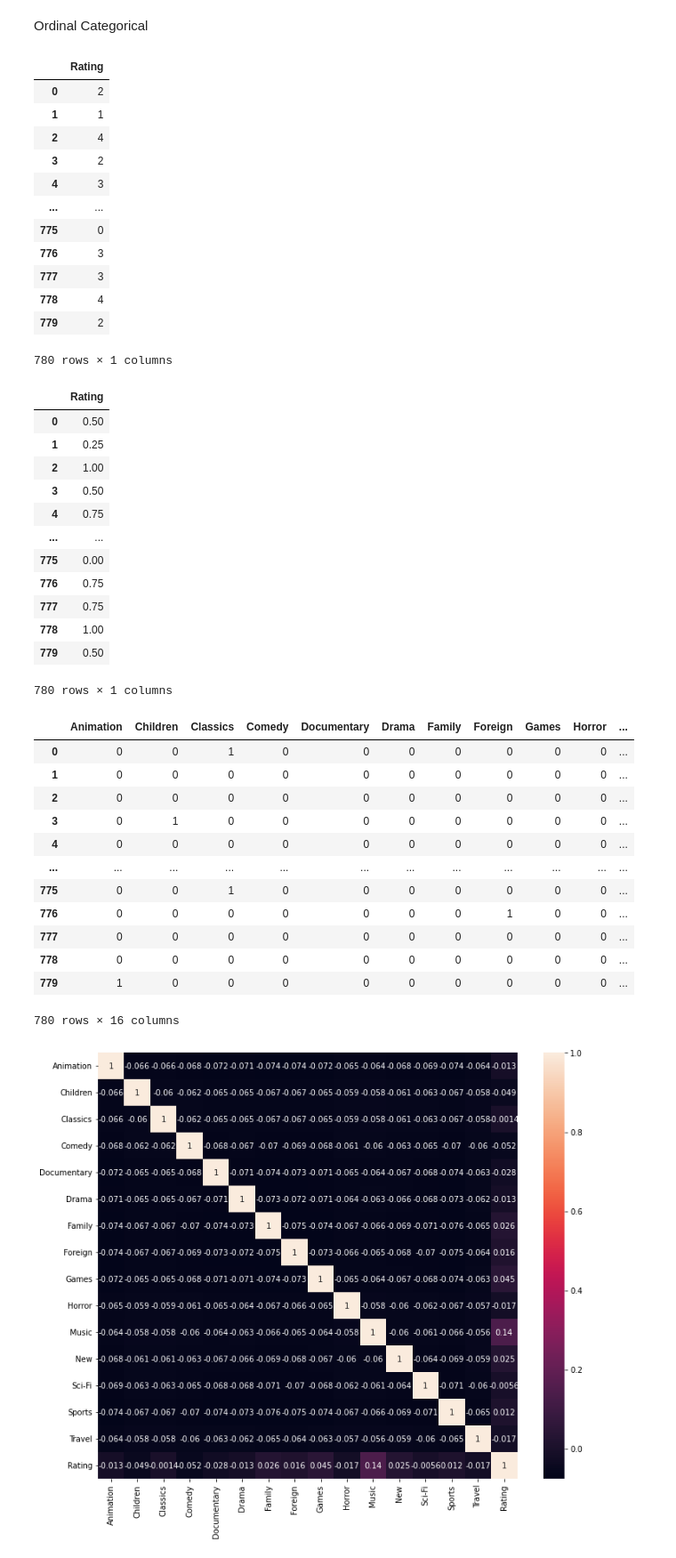
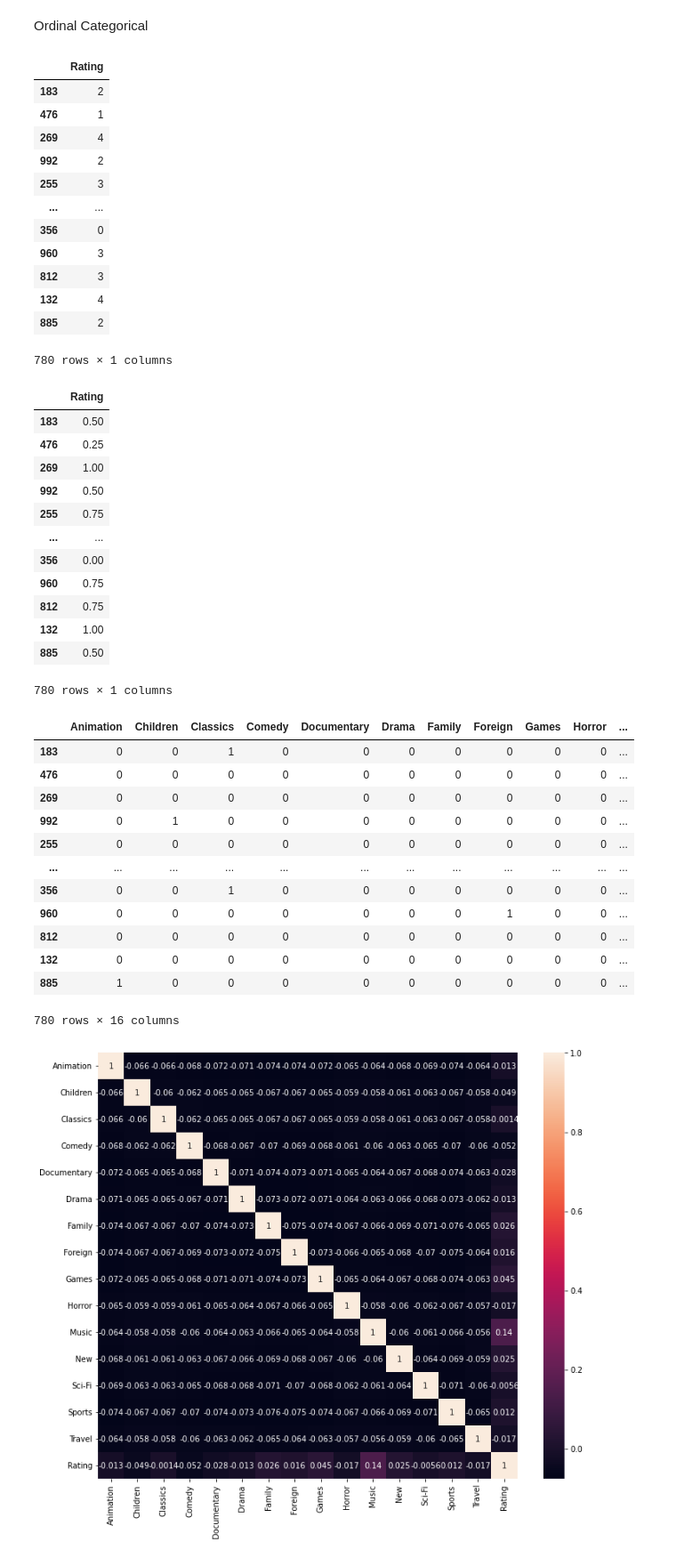
Before and after one commit to Alfon22A/Predictions-Logistic-Regression, a Jupyter notebook: Solution.ipynb, the cells around one changed output. Shown: that part at 89% size. Drawn from its saved outputs; the diff is of its cells as text; code cells hidden in the pictures.

```diff
--- a/Solution.ipynb
+++ b/Solution.ipynb
@@ -336,6 +336,5 @@ x_test_num_minmax
 # %% [markdown]
 ##### Train
 # %%
-x_train_cat = x_train_cat.reset_index()
 x_train_cat
 # %% [output]
@@ -452,53 +451,53 @@ x_train_cat_ord = ordinal_encoder.transform(x_train_cat["Rating"])
 x_train_cat_ord
 # %% [output]
 |  | Rating |
-| 0 | 2 |
-| 1 | 1 |
-| 2 | 4 |
-| 3 | 2 |
-| 4 | 3 |
+| 183 | 2 |
+| 476 | 1 |
+| 269 | 4 |
+| 992 | 2 |
+| 255 | 3 |
 | ... | ... |
-| 775 | 0 |
-| 776 | 3 |
-| 777 | 3 |
-| 778 | 4 |
-| 779 | 2 |
+| 356 | 0 |
+| 960 | 3 |
+| 812 | 3 |
+| 132 | 4 |
+| 885 | 2 |
 780 rows × 1 columns
 # %%
 cat_scaler = MinMaxScaler().fit(x_train_cat_ord)
 x_train_cat_ord_minmax = cat_scaler.transform(x_train_cat_ord)
-x_train_cat_ord_minmax = pd.DataFrame(x_train_cat_ord_minmax, columns = x_train_cat_ord.columns)
+x_train_cat_ord_minmax = pd.DataFrame(x_train_cat_ord_minmax, index = x_train_cat_ord.index, columns = x_train_cat_ord.columns)
 x_train_cat_ord_minmax
 # %% [output]
 |  | Rating |
-| 0 | 0.50 |
-| 1 | 0.25 |
-| 2 | 1.00 |
-| 3 | 0.50 |
-| 4 | 0.75 |
+| 183 | 0.50 |
+| 476 | 0.25 |
+| 269 | 1.00 |
+| 992 | 0.50 |
+| 255 | 0.75 |
 | ... | ... |
-| 775 | 0.00 |
-| 776 | 0.75 |
-| 777 | 0.75 |
-| 778 | 1.00 |
-| 779 | 0.50 |
+| 356 | 0.00 |
+| 960 | 0.75 |
+| 812 | 0.75 |
+| 132 | 1.00 |
+| 885 | 0.50 |
 780 rows × 1 columns
 # %%
 x_train_cat_norm = pd.concat([x_train_cat_onehot1, x_train_cat_ord_minmax], axis = 1)
 x_train_cat_norm
 # %% [output]
 |  | Animation | Children | Classics | Comedy | Documentary | Drama | Family | Foreign | Games | Horror | ... |
-| 0 | 0 | 0 | 1 | 0 | 0 | 0 | 0 | 0 | 0 | 0 | ... |
-| 1 | 0 | 0 | 0 | 0 | 0 | 0 | 0 | 0 | 0 | 0 | ... |
-| 2 | 0 | 0 | 0 | 0 | 0 | 0 | 0 | 0 | 0 | 0 | ... |
-| 3 | 0 | 1 | 0 | 0 | 0 | 0 | 0 | 0 | 0 | 0 | ... |
-| 4 | 0 | 0 | 0 | 0 | 0 | 0 | 0 | 0 | 0 | 0 | ... |
+| 183 | 0 | 0 | 1 | 0 | 0 | 0 | 0 | 0 | 0 | 0 | ... |
+| 476 | 0 | 0 | 0 | 0 | 0 | 0 | 0 | 0 | 0 | 0 | ... |
+| 269 | 0 | 0 | 0 | 0 | 0 | 0 | 0 | 0 | 0 | 0 | ... |
+| 992 | 0 | 1 | 0 | 0 | 0 | 0 | 0 | 0 | 0 | 0 | ... |
+| 255 | 0 | 0 | 0 | 0 | 0 | 0 | 0 | 0 | 0 | 0 | ... |
 | ... | ... | ... | ... | ... | ... | ... | ... | ... | ... | ... | ... |
-| 775 | 0 | 0 | 1 | 0 | 0 | 0 | 0 | 0 | 0 | 0 | ... |
-| 776 | 0 | 0 | 0 | 0 | 0 | 0 | 0 | 1 | 0 | 0 | ... |
-| 777 | 0 | 0 | 0 | 0 | 0 | 0 | 0 | 0 | 0 | 0 | ... |
-| 778 | 0 | 0 | 0 | 0 | 0 | 0 | 0 | 0 | 0 | 0 | ... |
-| 779 | 1 | 0 | 0 | 0 | 0 | 0 | 0 | 0 | 0 | 0 | ... |
+| 356 | 0 | 0 | 1 | 0 | 0 | 0 | 0 | 0 | 0 | 0 | ... |
+| 960 | 0 | 0 | 0 | 0 | 0 | 0 | 0 | 1 | 0 | 0 | ... |
+| 812 | 0 | 0 | 0 | 0 | 0 | 0 | 0 | 0 | 0 | 0 | ... |
+| 132 | 0 | 0 | 0 | 0 | 0 | 0 | 0 | 0 | 0 | 0 | ... |
+| 885 | 1 | 0 | 0 | 0 | 0 | 0 | 0 | 0 | 0 | 0 | ... |
 780 rows × 16 columns
 # %%
 fig, plt.subplots(figsize = (12, 10))
```
Also changed, not shown: parts of 20 cells of this notebook.
